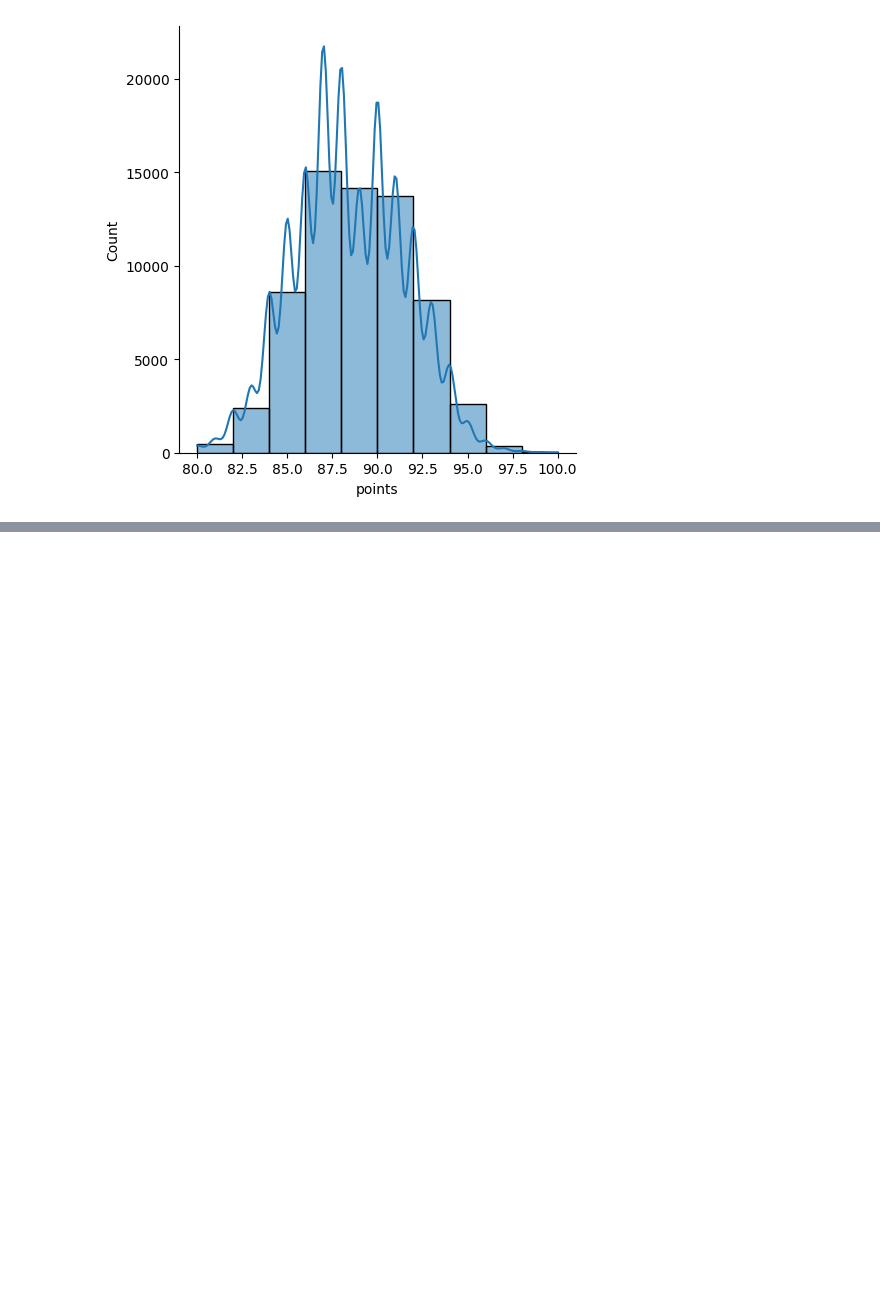
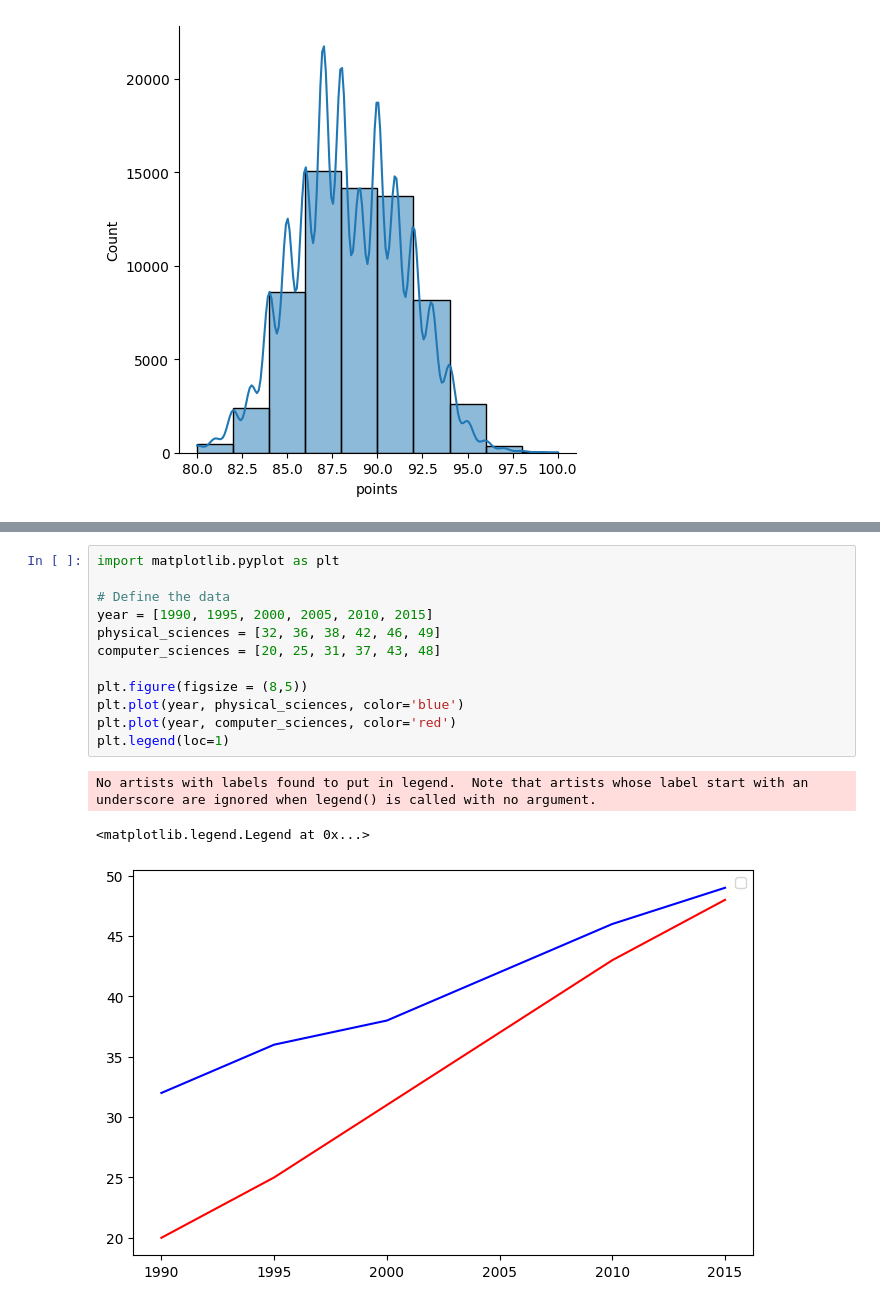
Before and after one commit to zhavei/proyek_analisis_data, a Jupyter notebook: rakamin.ipynb, the cells around one changed output, grey strips where cells are left out. Drawn from its saved outputs; the diff is of its cells as text; blank space fills up the shorter version.

```diff
--- a/rakamin.ipynb
+++ b/rakamin.ipynb
@@ -208,0 +224,16 @@ sns.displot(wine_reviews['points'], bins=10, kde=True)
+# %%
+import matplotlib.pyplot as plt
+
+# Define the data
+year = [1990, 1995, 2000, 2005, 2010, 2015]
+physical_sciences = [32, 36, 38, 42, 46, 49]
+computer_sciences = [20, 25, 31, 37, 43, 48]
+
+plt.figure(figsize = (8,5))
+plt.plot(year, physical_sciences, color='blue')
+plt.plot(year, computer_sciences, color='red')
+plt.legend(loc=1)
+# %% [output]
+No artists with labels found to put in legend.  Note that artists whose label start with an underscore are ignored when legend() is called with no argument.
+<matplotlib.legend.Legend at 0x...>
+[figure, added]
```
Also changed, not shown: parts of 1 cell of this notebook, 2 other files.
